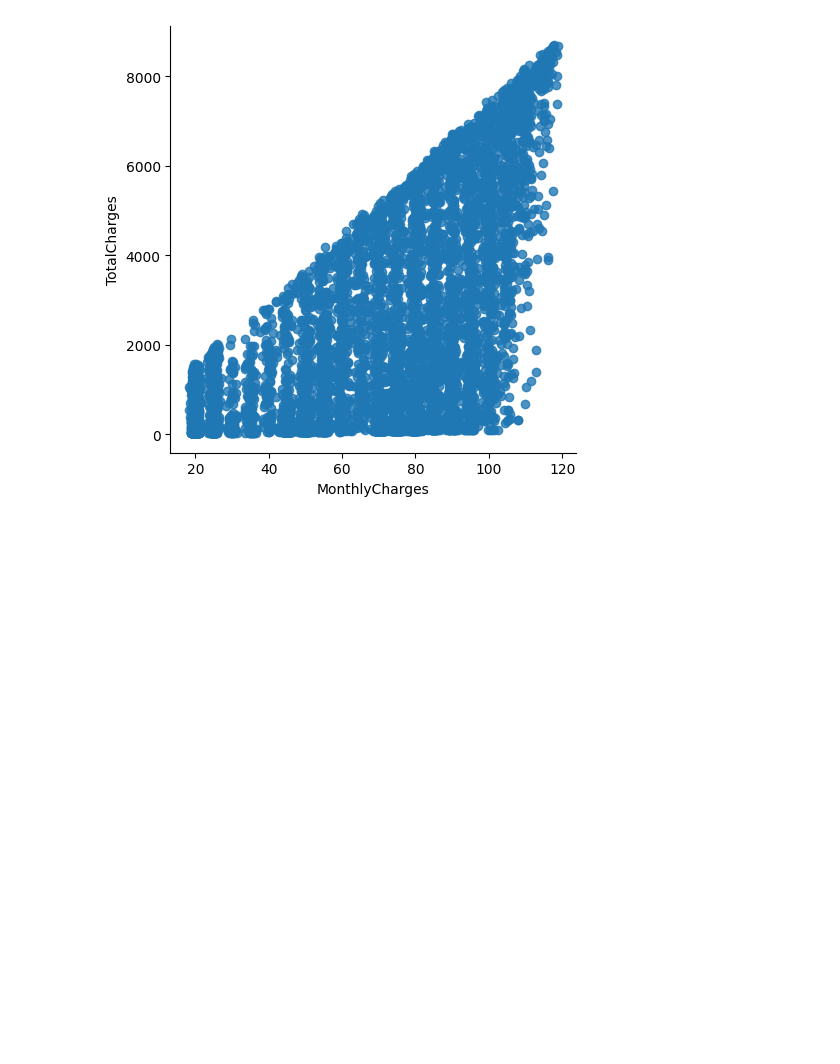
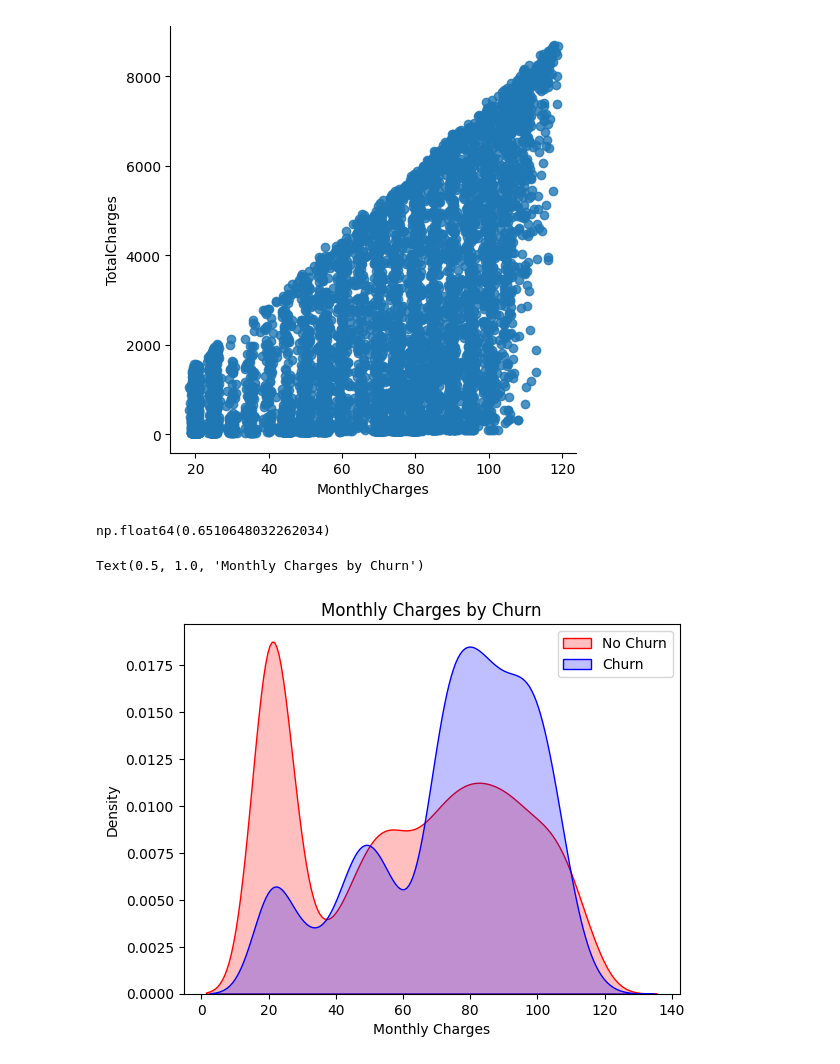
Before and after one commit to srsimonson/exploratory-data-analysis, a Jupyter notebook: customer_churn.ipynb, the cells around one changed output. Saved outputs shown, nothing was run; the diff lists cells and outputs as text; code cells hidden in the pictures; blank space fills up the shorter version.

```diff
--- a/customer_churn.ipynb
+++ b/customer_churn.ipynb
@@ -304,3 +304,19 @@ sns.lmplot(data=new_df_dummies, x='MonthlyCharges', y='TotalCharges', fit_reg=Fa
 # %% [output]
 <seaborn.axisgrid.FacetGrid at 0x...>
 [figure]
+# %%
+new_df_dummies['MonthlyCharges'].corr(new_df_dummies['TotalCharges'])
+# %% [output]
+np.float64(0.6510648032262034)
+# %%
+# Churn by Monthly Charges and Total Charges
+
+Mth = sns.kdeplot(new_df_dummies.MonthlyCharges[(new_df_dummies['Churn'] == 0)], color='Red', fill = True)
+Mth = sns.kdeplot(new_df_dummies.MonthlyCharges[(new_df_dummies['Churn'] == 1)], ax=Mth, color='Blue', fill = True)
+Mth.legend(['No Churn', 'Churn'])
+Mth.set_ylabel('Density')
+Mth.set_xlabel('Monthly Charges')
+Mth.set_title('Monthly Charges by Churn')
+# %% [output]
+Text(0.5, 1.0, 'Monthly Charges by Churn')
+[figure, added]
```
Also changed, not shown: parts of 6 cells of this notebook.
